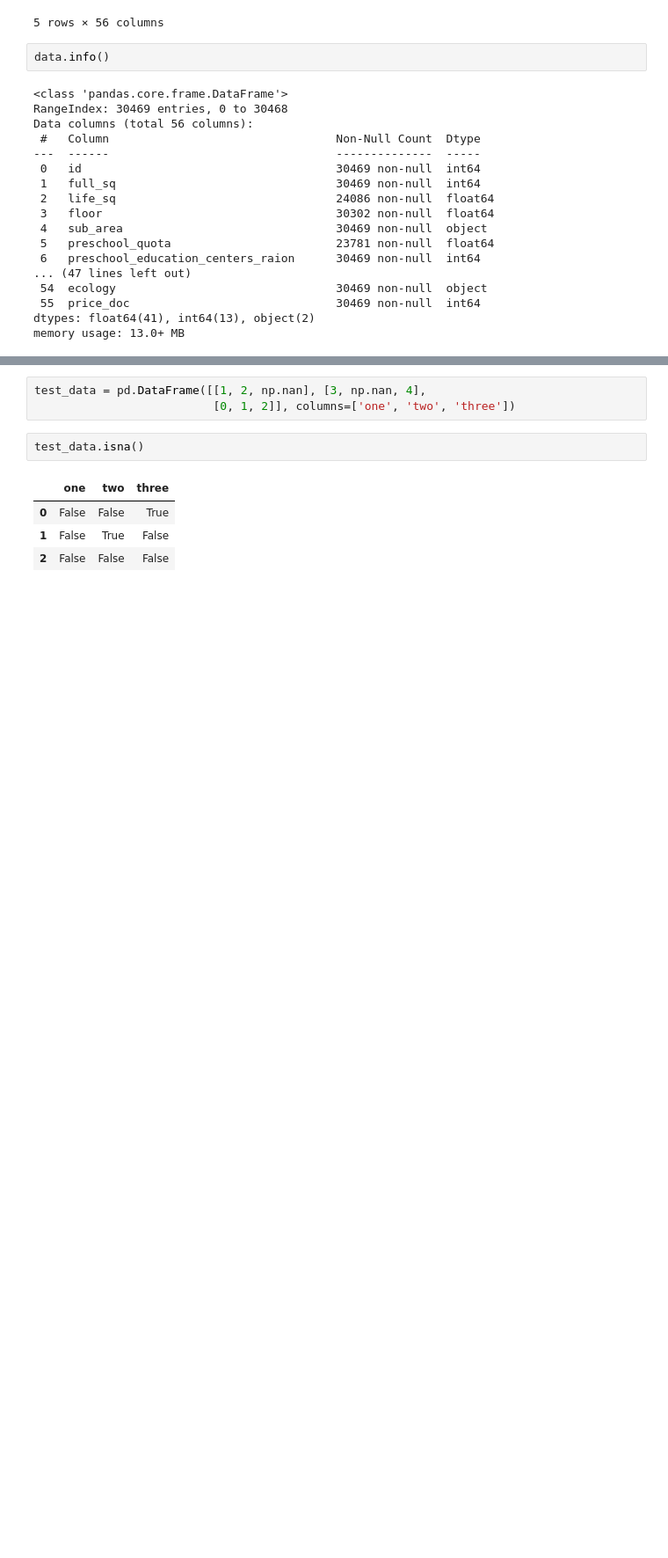
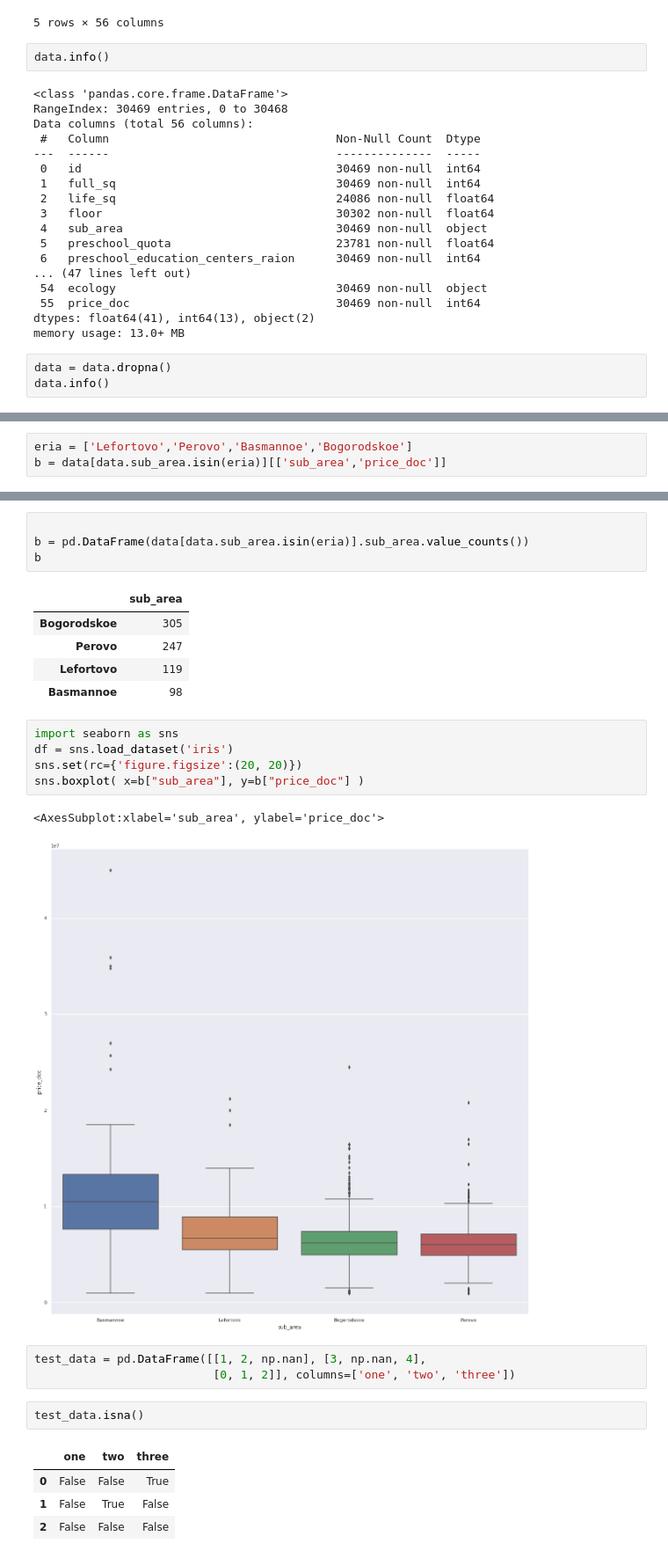
Before and after one commit to fktr00/Experiment, a Jupyter notebook: JP/Ml.ipynb, the cells around one changed output, grey strips where cells are left out. Shown: that part at 88% size. Saved outputs shown, nothing was run; the diff lists cells and outputs as text; blank space fills up the shorter version.

```diff
--- a/JP/Ml.ipynb
+++ b/JP/Ml.ipynb
@@ -32,3 +32,6 @@ Data columns (total 56 columns):
  55  price_doc                              30469 non-null  int64
 dtypes: float64(41), int64(13), object(2)
 memory usage: 13.0+ MB
+# %%
+data = data.dropna()
+data.info()
@@ -34,0 +56,3 @@ memory usage: 13.0+ MB
+# %%
+eria = ['Lefortovo','Perovo','Basmannoe','Bogorodskoe']
+b = data[data.sub_area.isin(eria)][['sub_area','price_doc']]
@@ -35,3 +79,21 @@ memory usage: 13.0+ MB
+# %%
+
+b = pd.DataFrame(data[data.sub_area.isin(eria)].sub_area.value_counts())
+b
+# %% [output]
+|  | sub_area |
+| Bogorodskoe | 305 |
+| Perovo | 247 |
+| Lefortovo | 119 |
+| Basmannoe | 98 |
+# %%
+import seaborn as sns
+df = sns.load_dataset('iris')
+sns.set(rc={'figure.figsize':(20, 20)})
+sns.boxplot( x=b["sub_area"], y=b["price_doc"] )
+# %% [output]
+<AxesSubplot:xlabel='sub_area', ylabel='price_doc'>
+[figure, added]
 # %%
 test_data = pd.DataFrame([[1, 2, np.nan], [3, np.nan, 4],
                           [0, 1, 2]], columns=['one', 'two', 'three'])
```
Also changed, not shown: parts of 18 cells of this notebook.
